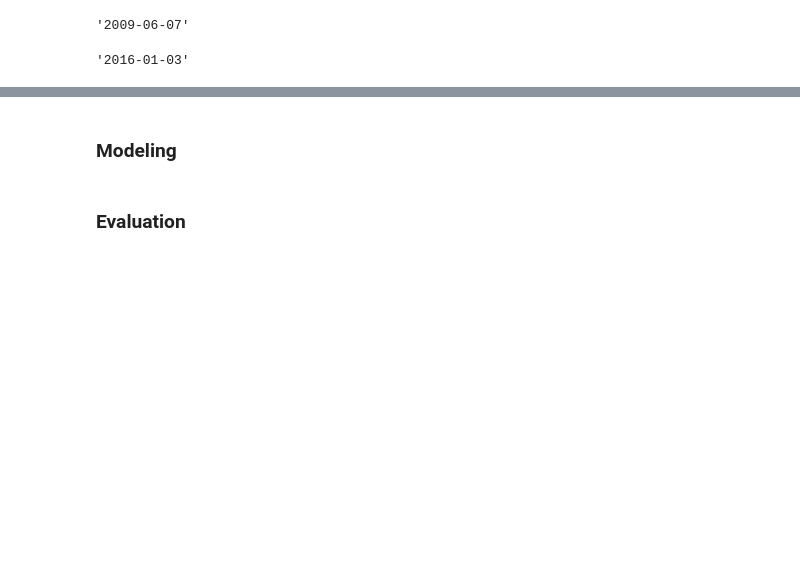
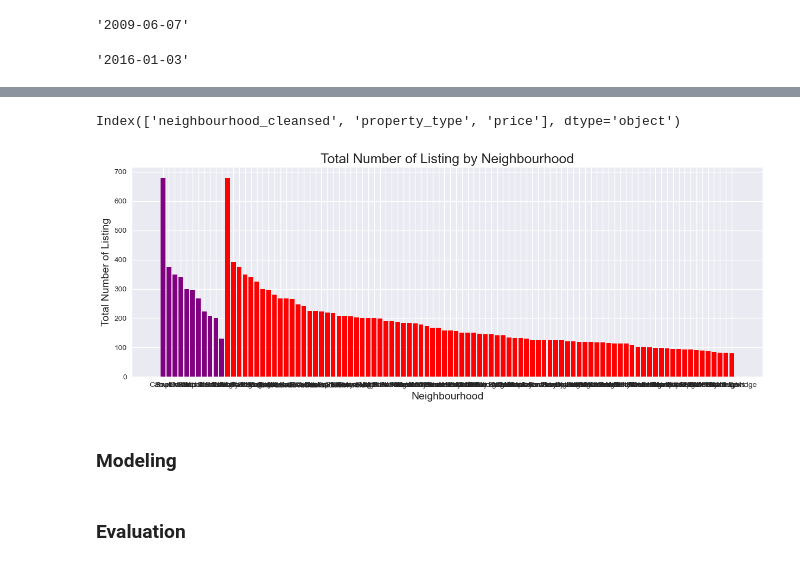
Before and after one commit to Abd97saad/SeattleAirbnb-Analysis, a Jupyter notebook: SeattleAirbnbOpenDataAnalysis.ipynb, the cells around one changed output, grey strips where cells are left out. Cells and saved outputs as stored; diff of their text form; code cells hidden in the pictures; blank space fills up the shorter version.

```diff
--- a/SeattleAirbnbOpenDataAnalysis.ipynb
+++ b/SeattleAirbnbOpenDataAnalysis.ipynb
@@ -220,3 +313,34 @@ df_review.date.max()
+# %%
+# Group by gender and user type
+Q1_df = df_listing_cleaned.groupby(['neighbourhood_cleansed','property_type']).price.mean().sort_values().groupby(level=0).tail(1).to_frame()
+
+#Change the name of column to Number of Trips
+Q1_df.columns = ['price']
+
+# reset the index
+Q1_df = Q1_df.reset_index()
+
+#Sort values by the number of trips
+Q1_df.sort_values(by='price',inplace=True,ascending=False)
+# %%
+Q1_df.columns
+# %% [output]
+Index(['neighbourhood_cleansed', 'property_type', 'price'], dtype='object')
+# %%
+
+plt.figure(figsize=(15,5))
+
+plt.bar(x = Q1_df['property_type'], height = Q1_df['price'], color='purple');
+plt.bar(x = Q1_df['neighbourhood_cleansed'], height = Q1_df['price'], color='red');
+
+# df_listing_cleaned['neighbourhood_cleansed'].value_counts().loc[lambda x : x>70].plot(kind='bar',color='green',sort_columns=False)
+plt.title('Total Number of Listing by Neighbourhood', fontsize = 18);
+plt.ylabel('Total Number of Listing', fontsize = 14);
+plt.xlabel('Neighbourhood', fontsize = 14);
+
+plt.style.use('seaborn')
+# %% [output]
+[figure, added]
 # %% [markdown]
 ### Modeling
 # %% [markdown]
```
Also changed, not shown: parts of 15 cells of this notebook.
